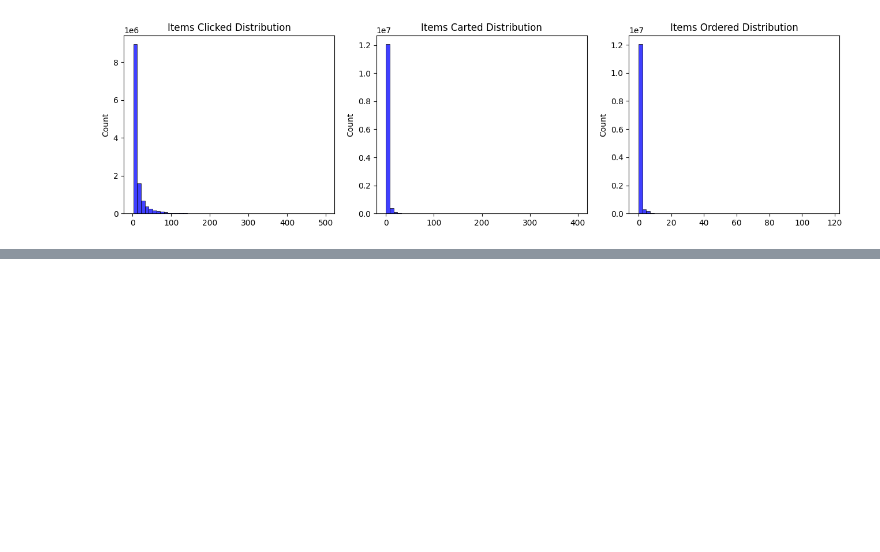
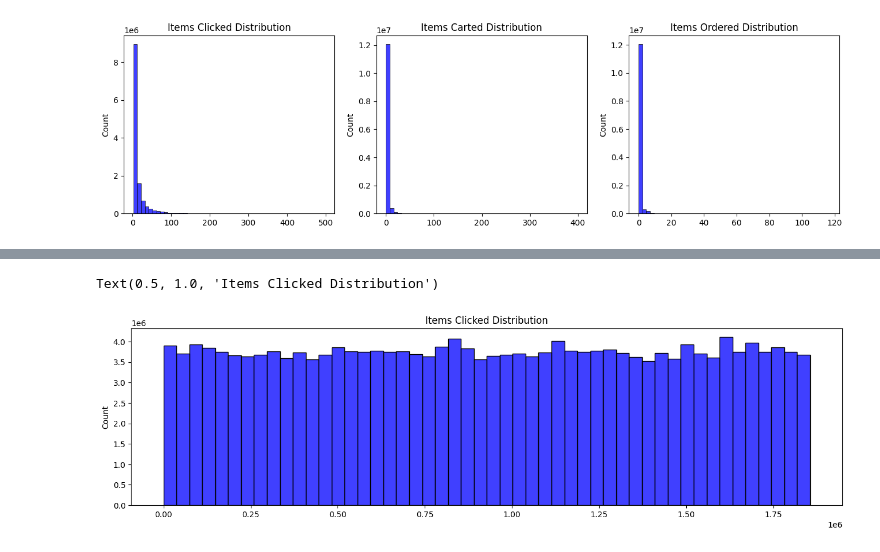
Before and after one commit to GUILN/masters-data-science, a Jupyter notebook: trabalho_conclusao/analise_descritiva_trabalho_conclusao.ipynb, the cells around one changed output, grey strips where cells are left out. Cells and saved outputs as stored; diff of their text form; code cells hidden in the pictures; blank space fills up the shorter version.

```diff
--- a/trabalho_conclusao/analise_descritiva_trabalho_conclusao.ipynb
+++ b/trabalho_conclusao/analise_descritiva_trabalho_conclusao.ipynb
@@ -77,0 +72,13 @@ TypeError: DataFrame.apply() got an unexpected keyword argument 'axis'
+# %%
+# count all items clicked
+all_items_clicked = []
+for items_clicked in sessions_with_more_than_3_clicks_df["items_clicked"]:
+    all_items_clicked.extend(items_clicked)
+# %%
+# create a histogram with the number of clicks per item
+plt.figure(figsize=(16, 4))
+sns.histplot(all_items_clicked, color="blue", bins=50)
+plt.title(f"{'Items Clicked'} Distribution")
+# %% [output]
+Text(0.5, 1.0, 'Items Clicked Distribution')
+[figure, added]
```
Also changed, not shown: parts of 7 cells of this notebook, 10 other files.
